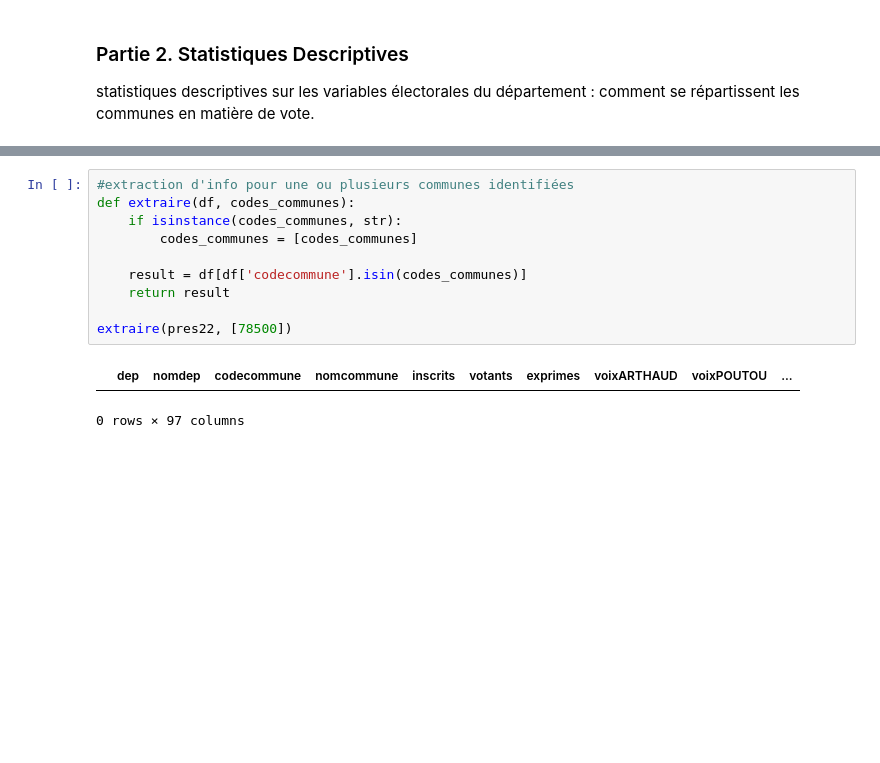
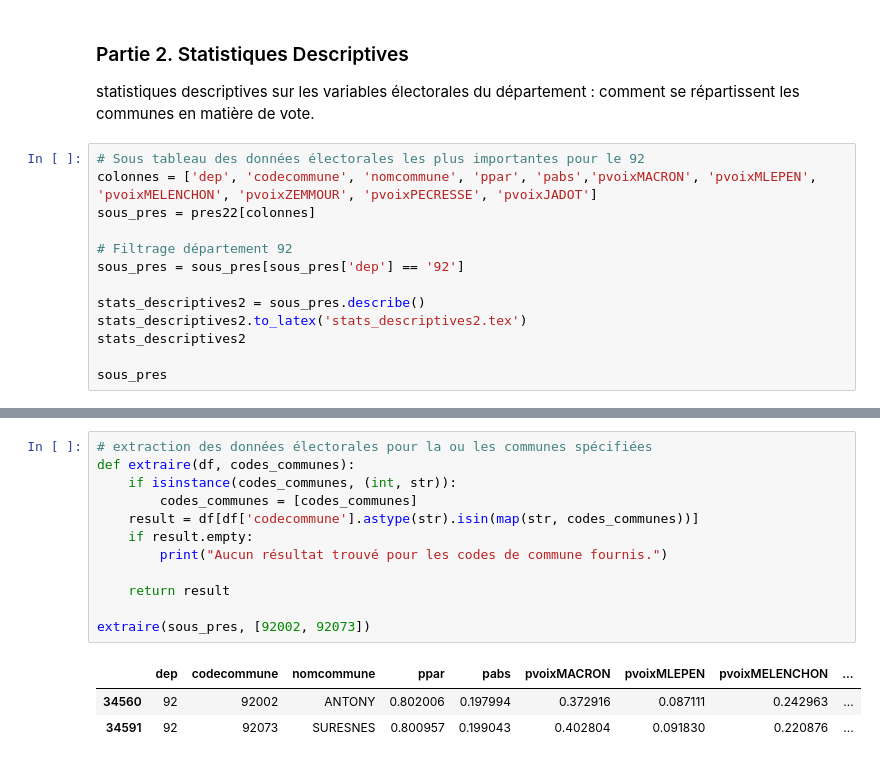
Before and after one commit to Moumoustillon/Projet-CMI-Calcul-Num, a Jupyter notebook: Analyse92.ipynb, the cells around one changed output, grey strips where cells are left out. Saved outputs shown, nothing was run; the diff lists cells and outputs as text; blank space fills up the shorter version.

```diff
--- a/Analyse92.ipynb
+++ b/Analyse92.ipynb
@@ -185,3 +195,16 @@ Revenu moyen de la France : 17051.48
 ### Partie 2. Statistiques Descriptives
 
 statistiques descriptives sur les variables électorales du département : comment se répartissent les communes en matière de vote.
+# %%
+# Sous tableau des données électorales les plus importantes pour le 92
+colonnes = ['dep', 'codecommune', 'nomcommune', 'ppar', 'pabs','pvoixMACRON', 'pvoixMLEPEN', 'pvoixMELENCHON', 'pvoixZEMMOUR', 'pvoixPECRESSE', 'pvoixJADOT']
+sous_pres = pres22[colonnes]
+
+# Filtrage département 92
+sous_pres = sous_pres[sous_pres['dep'] == '92']
+
+stats_descriptives2 = sous_pres.describe()
+stats_descriptives2.to_latex('stats_descriptives2.tex')
+stats_descriptives2
+
+sous_pres
@@ -188,13 +229,16 @@ statistiques descriptives sur les variables électorales du département : comme
 # %%
-#extraction d'info pour une ou plusieurs communes identifiées
+# extraction des données électorales pour la ou les communes spécifiées
 def extraire(df, codes_communes):
-    if isinstance(codes_communes, str):
+    if isinstance(codes_communes, (int, str)):
         codes_communes = [codes_communes]
+    result = df[df['codecommune'].astype(str).isin(map(str, codes_communes))]
+    if result.empty:
+        print("Aucun résultat trouvé pour les codes de commune fournis.")
 
-    result = df[df['codecommune'].isin(codes_communes)]
     return result
 
-extraire(pres22, [78500])
+extraire(sous_pres, [92002, 92073])
 # %% [output]
-|  | dep | nomdep | codecommune | nomcommune | inscrits | votants | exprimes | voixARTHAUD | voixPOUTOU | ... |
+|  | dep | codecommune | nomcommune | ppar | pabs | pvoixMACRON | pvoixMLEPEN | pvoixMELENCHON | ... |
+| 34560 | 92 | 92002 | ANTONY | 0.802006 | 0.197994 | 0.372916 | 0.087111 | 0.242963 | ... |
+| 34591 | 92 | 92073 | SURESNES | 0.800957 | 0.199043 | 0.402804 | 0.091830 | 0.220876 | ... |
-0 rows × 97 columns
```
Also changed, not shown: parts of 40 cells of this notebook, 12 other files.
